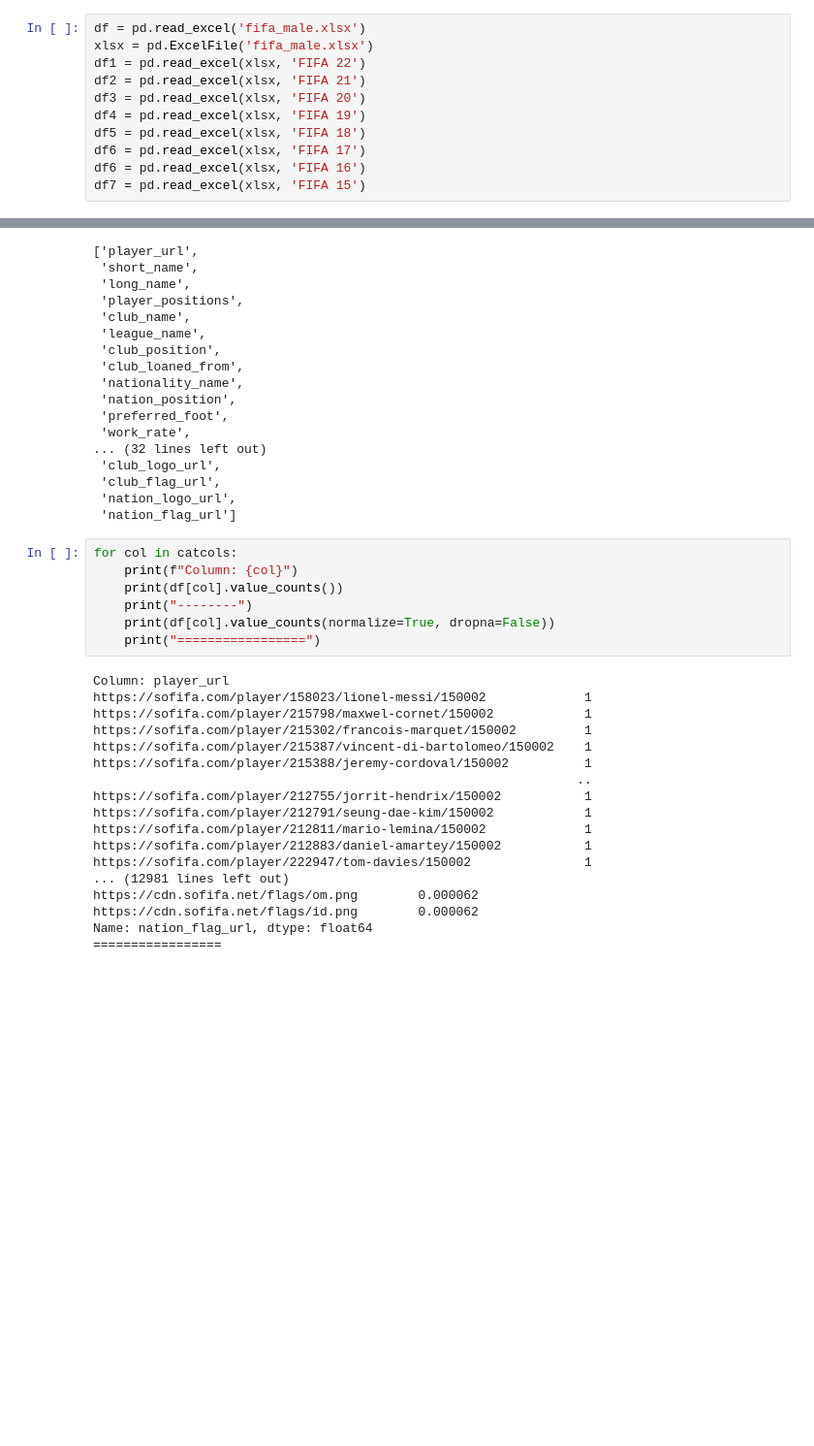
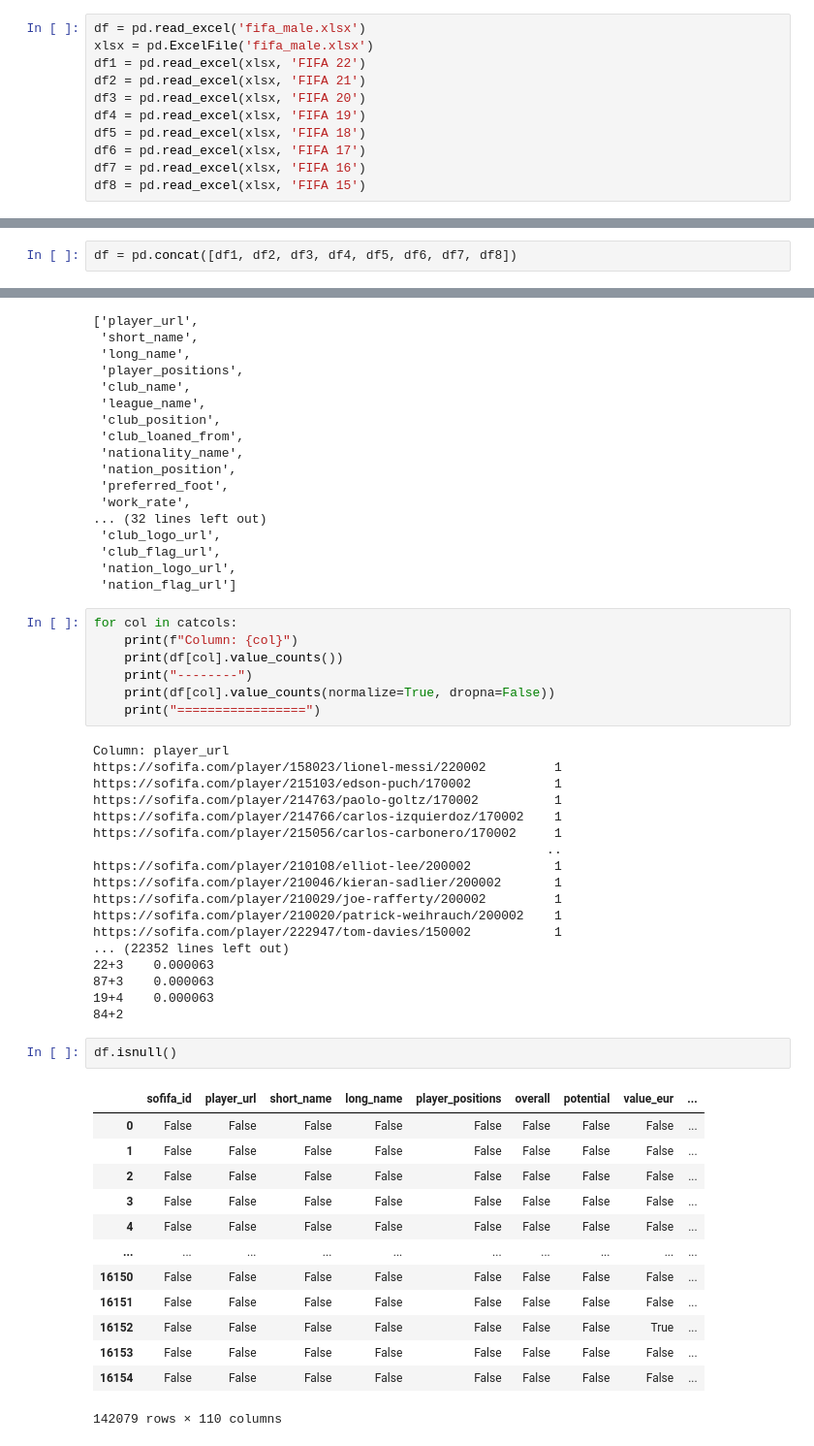
Before and after one commit to Jules-Ray-Kayla-Bert-Capstone-FiFA/fifa, a Jupyter notebook: Ray/ray_sb.ipynb, the cells around one changed output, grey strips where cells are left out. Shown at 97% size. Cells and saved outputs as stored; diff of their text form; blank space fills up the shorter version.

```diff
--- a/Ray/ray_sb.ipynb
+++ b/Ray/ray_sb.ipynb
@@ -13,8 +13,8 @@ df3 = pd.read_excel(xlsx, 'FIFA 20')
 df4 = pd.read_excel(xlsx, 'FIFA 19')
 df5 = pd.read_excel(xlsx, 'FIFA 18')
 df6 = pd.read_excel(xlsx, 'FIFA 17')
-df6 = pd.read_excel(xlsx, 'FIFA 16')
-df7 = pd.read_excel(xlsx, 'FIFA 15')
+df7 = pd.read_excel(xlsx, 'FIFA 16')
+df8 = pd.read_excel(xlsx, 'FIFA 15')
 # %%
 df1.shape
 # %% [output]
@@ -28 +26,3 @@ df2.shape
+# %%
+df = pd.concat([df1, df2, df3, df4, df5, df6, df7, df8])
 # %%
@@ -96,19 +96,35 @@ for col in catcols:
     print("=================")
 # %% [output]
 Column: player_url
-https://sofifa.com/player/158023/lionel-messi/150002             1
-https://sofifa.com/player/215798/maxwel-cornet/150002            1
-https://sofifa.com/player/215302/francois-marquet/150002         1
-https://sofifa.com/player/215387/vincent-di-bartolomeo/150002    1
-https://sofifa.com/player/215388/jeremy-cordoval/150002          1
-                                                                ..
-https://sofifa.com/player/212755/jorrit-hendrix/150002           1
-https://sofifa.com/player/212791/seung-dae-kim/150002            1
-https://sofifa.com/player/212811/mario-lemina/150002             1
-https://sofifa.com/player/212883/daniel-amartey/150002           1
-https://sofifa.com/player/222947/tom-davies/150002               1
-... (12981 lines left out)
-https://cdn.sofifa.net/flags/om.png        0.000062
-https://cdn.sofifa.net/flags/id.png        0.000062
-Name: nation_flag_url, dtype: float64
-=================
+https://sofifa.com/player/158023/lionel-messi/220002         1
+https://sofifa.com/player/215103/edson-puch/170002           1
+https://sofifa.com/player/214763/paolo-goltz/170002          1
+https://sofifa.com/player/214766/carlos-izquierdoz/170002    1
+https://sofifa.com/player/215056/carlos-carbonero/170002     1
+                                                            ..
+https://sofifa.com/player/210108/elliot-lee/200002           1
+https://sofifa.com/player/210046/kieran-sadlier/200002       1
+https://sofifa.com/player/210029/joe-rafferty/200002         1
+https://sofifa.com/player/210020/patrick-weihrauch/200002    1
+https://sofifa.com/player/222947/tom-davies/150002           1
+... (22352 lines left out)
+22+3    0.000063
+87+3    0.000063
+19+4    0.000063
+84+2
+# %%
+df.isnull()
+# %% [output]
+|  | sofifa_id | player_url | short_name | long_name | player_positions | overall | potential | value_eur | ... |
+| 0 | False | False | False | False | False | False | False | False | ... |
+| 1 | False | False | False | False | False | False | False | False | ... |
+| 2 | False | False | False | False | False | False | False | False | ... |
+| 3 | False | False | False | False | False | False | False | False | ... |
+| 4 | False | False | False | False | False | False | False | False | ... |
+| ... | ... | ... | ... | ... | ... | ... | ... | ... | ... |
+| 16150 | False | False | False | False | False | False | False | False | ... |
+| 16151 | False | False | False | False | False | False | False | False | ... |
+| 16152 | False | False | False | False | False | False | False | True | ... |
+| 16153 | False | False | False | False | False | False | False | False | ... |
+| 16154 | False | False | False | False | False | False | False | False | ... |
+142079 rows × 110 columns
```
Also changed, not shown: parts of 3 cells of this notebook.
